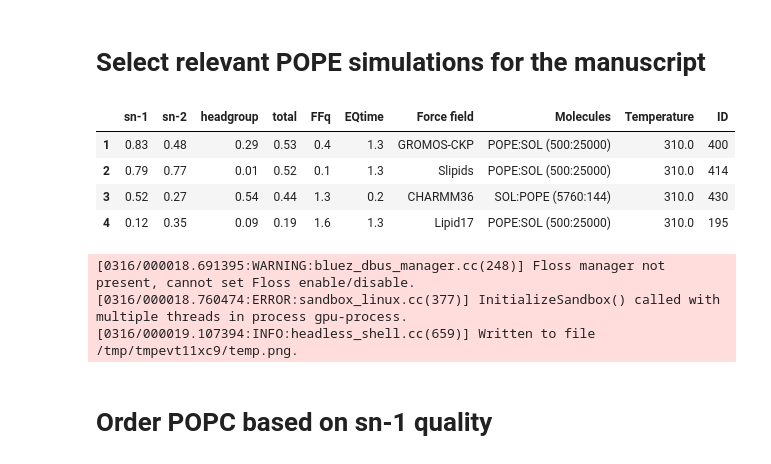
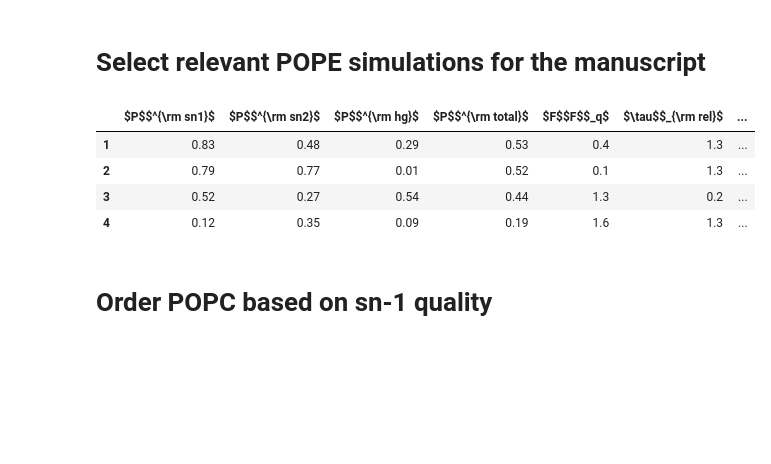
Before and after one commit to NMRLipids/DataBankManuscriptText, a Jupyter notebook: Figures/scripts/RankingTable.ipynb, the cells around one changed output. Cells and saved outputs as stored; diff of their text form; code cells hidden in the pictures; blank space fills up the shorter version.

```diff
--- a/Figures/scripts/RankingTable.ipynb
+++ b/Figures/scripts/RankingTable.ipynb
@@ -159,16 +119,16 @@ for i in ranking:
     EQtimeAV = AVsum/AVnr
 
     dictToBeAdded = {}
-    dictToBeAdded['tails'] = i['TotalQuality']['tails']
-    dictToBeAdded['headgroup'] = i['TotalQuality']['headgroup']
-    dictToBeAdded['total'] = i['TotalQuality']['total']
+    dictToBeAdded['$P$$^{\rm tails}$'] = i['TotalQuality']['tails']
+    dictToBeAdded['$P$$^{\rm hg}$'] = i['TotalQuality']['headgroup']
+    dictToBeAdded['$P$$^{\rm total}$'] = i['TotalQuality']['total']
     #dictToBeAdded['sn-2'] = i['TotalQuality']['sn-2']
     try:
-        dictToBeAdded['FFq'] = i['TotalQuality']['FFQuality']
+        dictToBeAdded['$FF$$_q$'] = i['TotalQuality']['FFQuality']
     except:
-        dictToBeAdded['FFq'] = ''
+        dictToBeAdded['$FF$$_q$'] = ''
 
-    dictToBeAdded['EQtime'] = round(EQtimeAV,1)
+    dictToBeAdded['$\tau$$_{\rm rel}$'] = round(EQtimeAV,1)
 
     if i['system']['FF'] in lipid17:
         dictToBeAdded['Force field'] = 'lipid17'
@@ -194,6 +154,7 @@ for i in ranking:
 
 TR = pd.json_normalize(TotalRanking)
 TR.index = TR.index + 1
+TR.rename(columns={"FFq" : "test"})
 display(TR)
-dfi.export(TR,"TotalRanking.png")
+#dfi.export(TR,"TotalRanking.png")
 # %% [output]
@@ -329,54 +281,51 @@ for i in ranking:
     EQtimeAV = AVsum/AVnr
 
     dictToBeAdded = {}
-    dictToBeAdded['sn-1'] = i['POPE']['sn-1']
-    dictToBeAdded['sn-2'] = i['POPE']['sn-2']
-    dictToBeAdded['headgroup'] = i['TotalQuality']['headgroup']
-    dictToBeAdded['total'] = i['TotalQuality']['total']
+    dictToBeAdded['$P$$^{\rm sn1}$'] = i['POPE']['sn-1']
+    dictToBeAdded['$P$$^{\rm sn2}$'] = i['POPE']['sn-2']
+    dictToBeAdded['$P$$^{\rm hg}$'] = i['TotalQuality']['headgroup']
+    dictToBeAdded['$P$$^{\rm total}$'] = i['TotalQuality']['total']
 
 
     try:
-        dictToBeAdded['FFq'] = i['TotalQuality']['FFQuality']
+        dictToBeAdded['$F$$F$$_q$'] = i['TotalQuality']['FFQuality']
     except:
-        dictToBeAdded['FFq'] = ''
+        dictToBeAdded['$F$$F$$_q$'] = ''
 
-    dictToBeAdded['EQtime'] = round(EQtimeAV,1)
+    dictToBeAdded['$\tau$$_{\rm rel}$'] = round(EQtimeAV,1)
 
     if i['system']['FF'] in lipid17:
         dictToBeAdded['Force field'] = 'lipid17'
     elif i['system']['FF'] in gromosCKP:
         dictToBeAdded['Force field'] = 'GROMOS-CKP'
     elif i['system']['FF'] in ECClipids:
          dictToBeAdded['Force field'] = 'ECClipids'
     elif i['system']['FF'] in lipid17ff99:
             dictToBeAdded['Force field'] = 'Lipid17 (ff99 ions)'
     elif i['system']['FF'] in lipid17dang:
         dictToBeAdded['Force field'] = 'Lipid17 (Dang ions)'
     elif i['system']['FF'] in BergerHoljte:
         dictToBeAdded['Force field'] = 'Berger/Höltje'
     else:
         dictToBeAdded['Force field'] = i['TotalQuality']['Forcefield']
 
     dictToBeAdded['Molecules'] = i['TotalQuality']['Molecules'] + i['TotalQuality']['Number of molecules']
     dictToBeAdded['Temperature'] = i['TotalQuality']['Temperature']
     dictToBeAdded['ID'] = i['TotalQuality']['ID']
     if index < 13:
         TotalRanking.append(dictToBeAdded)
     index += 1
 
 TR = pd.json_normalize(TotalRanking)
 TR.index = TR.index + 1
 display(TR)
-dfi.export(TR,"TotalRankingPOPE.png")
+#dfi.export(TR,"TotalRankingPOPE.png")
 # %% [output]
-|  | sn-1 | sn-2 | headgroup | total | FFq | EQtime | Force field | Molecules | Temperature | ID |
-| 1 | 0.83 | 0.48 | 0.29 | 0.53 | 0.4 | 1.3 | GROMOS-CKP | POPE:SOL (500:25000) | 310.0 | 400 |
-| 2 | 0.79 | 0.77 | 0.01 | 0.52 | 0.1 | 1.3 | Slipids | POPE:SOL (500:25000) | 310.0 | 414 |
-| 3 | 0.52 | 0.27 | 0.54 | 0.44 | 1.3 | 0.2 | CHARMM36 | SOL:POPE (5760:144) | 310.0 | 430 |
-| 4 | 0.12 | 0.35 | 0.09 | 0.19 | 1.6 | 1.3 | Lipid17 | POPE:SOL (500:25000) | 310.0 | 195 |
+|  | $P$$^{\rm sn1}$ | $P$$^{\rm sn2}$ | $P$$^{\rm hg}$ | $P$$^{\rm total}$ | $F$$F$$_q$ | $\tau$$_{\rm rel}$ | ... |
+| 1 | 0.83 | 0.48 | 0.29 | 0.53 | 0.4 | 1.3 | ... |
+| 2 | 0.79 | 0.77 | 0.01 | 0.52 | 0.1 | 1.3 | ... |
+| 3 | 0.52 | 0.27 | 0.54 | 0.44 | 1.3 | 0.2 | ... |
+| 4 | 0.12 | 0.35 | 0.09 | 0.19 | 1.6 | 1.3 | ... |
-[0316/000018.691395:WARNING:bluez_dbus_manager.cc(248)] Floss manager not present, cannot set Floss enable/disable.
-[0316/000018.760474:ERROR:sandbox_linux.cc(377)] InitializeSandbox() called with multiple threads in process gpu-process.
-[0316/000019.107394:INFO:headless_shell.cc(659)] Written to file /tmp/tmpevt11xc9/temp.png.
 # %% [markdown]
 # Order POPC based on sn-1 quality
 # %%
```
Also changed, not shown: parts of 4 cells of this notebook, 3 other files.
